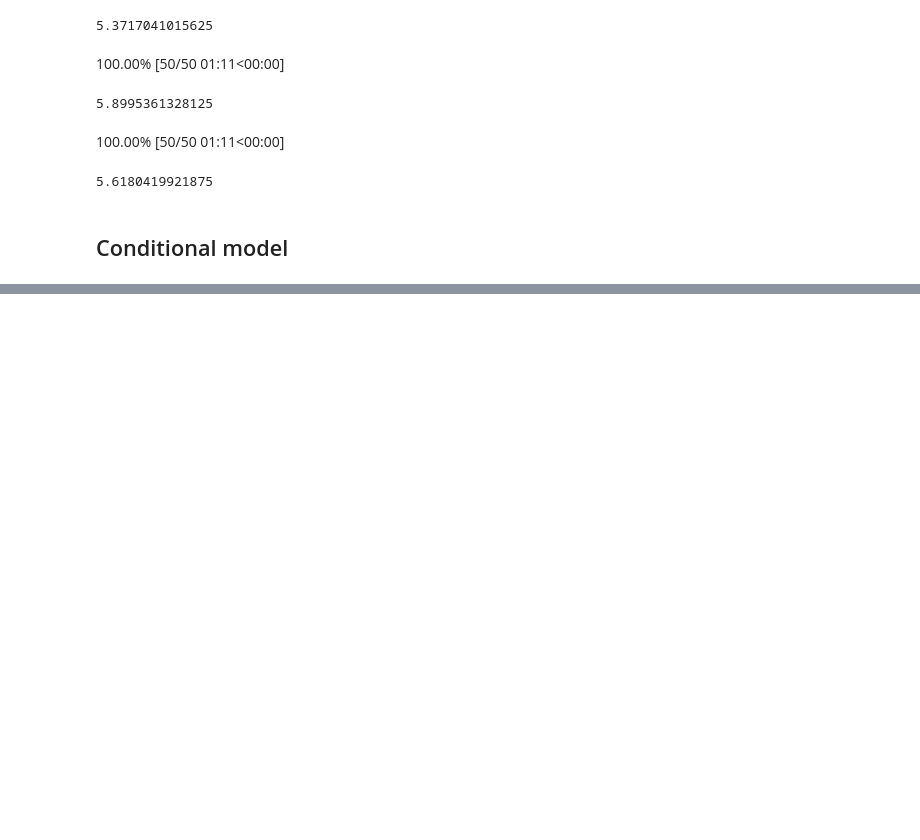
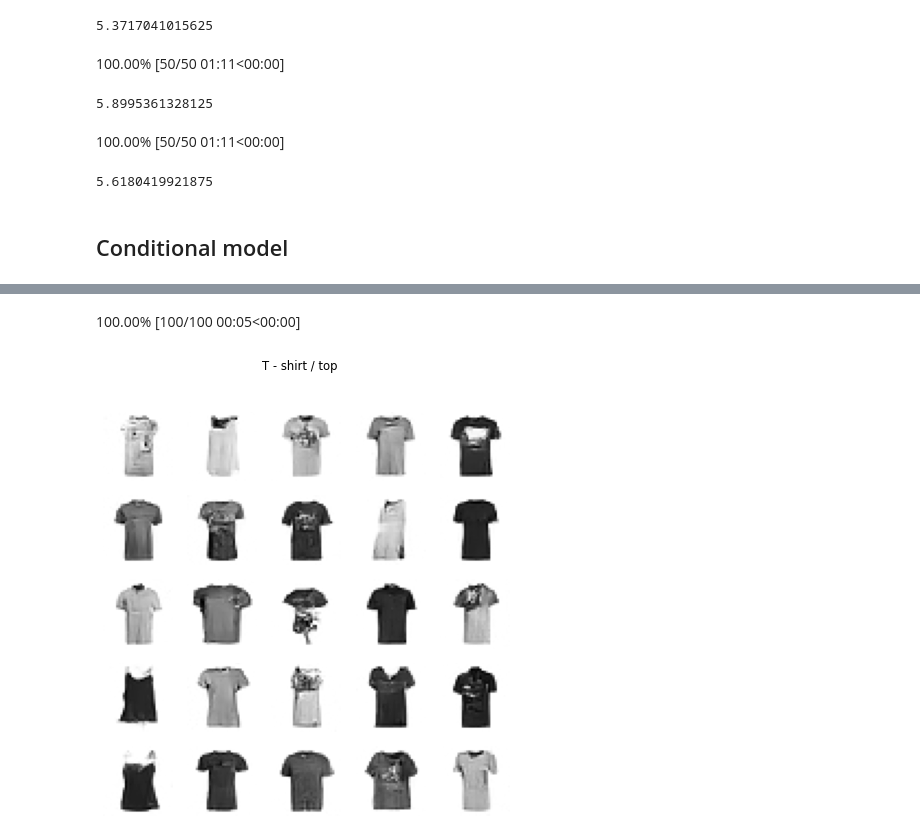
Before and after one commit to teome/diffusion-play, a Jupyter notebook: nbs/28_diffusion_attn_cond.ipynb, the cells around one changed output, grey strips where cells are left out. Cells and saved outputs as stored; diff of their text form; code cells hidden in the pictures; blank space fills up the shorter version.

```diff
--- a/nbs/28_diffusion_attn_cond.ipynb
+++ b/nbs/28_diffusion_attn_cond.ipynb
@@ -334,0 +423,21 @@ ie.fid(preds[-1]*2)
+# %%
+sz = (256, 1, 32, 32)
+# %%
+@torch.no_grad()
+def cond_sample(c, f, model, sz, steps, eta=1.):
+    model.eval()
+    ts = torch.linspace(1 - 1 / steps, 0, steps)
+    x_t = torch.randn(sz).to(def_device)
+    c = x_t.new_full((sz[0],), c, dtype=torch.int32)
+    preds = []
+    for i, t in enumerate(progress_bar(ts)):
+        t = t[None].to(def_device)
+        abar_t = abar(t)
+        noise = model((x_t, t, c))
+        abar_t1 = abar(t - 1 / steps) if t >= 1 / steps else torch.tensor(1)
+        x_0_hat, x_t = f(x_t, noise, abar_t, abar_t1, 1 - abar_t, 1 - abar_t1, eta, 1 - ((i + 1) / steps))
+        preds.append(x_0_hat.float().cpu())
+    return preds
+# %%
+lbls = dsd['train'].features[yl].names
+lbls
@@ -334,0 +455,9 @@ ie.fid(preds[-1]*2)
+# %%
+set_seed(42)
+cid = 0
+preds = cond_sample(cid, ddim_step, model, sz, steps=100, eta=1.)
+s = (preds[-1]*2)
+show_images(s[:25].clamp(-1,1), imsize=1.5, suptitle=lbls[cid])
+# %% [output]
+100.00% [100/100 00:05<00:00]
+[figure, added]
```
Also changed, not shown: parts of 12 cells of this notebook.
